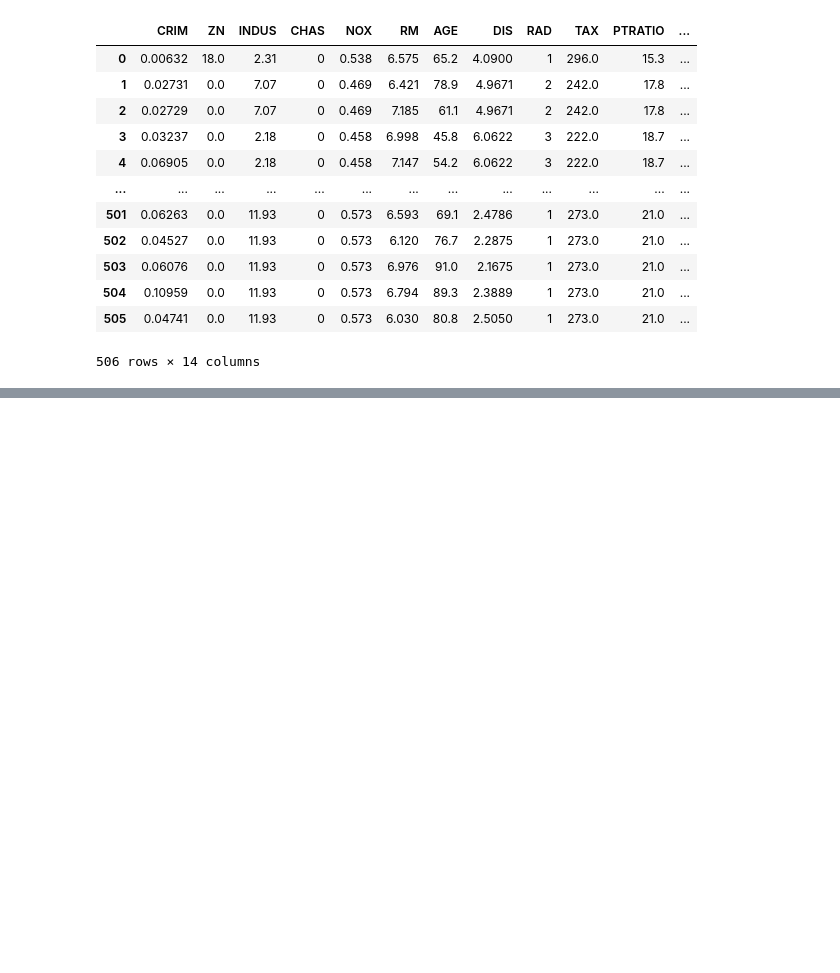
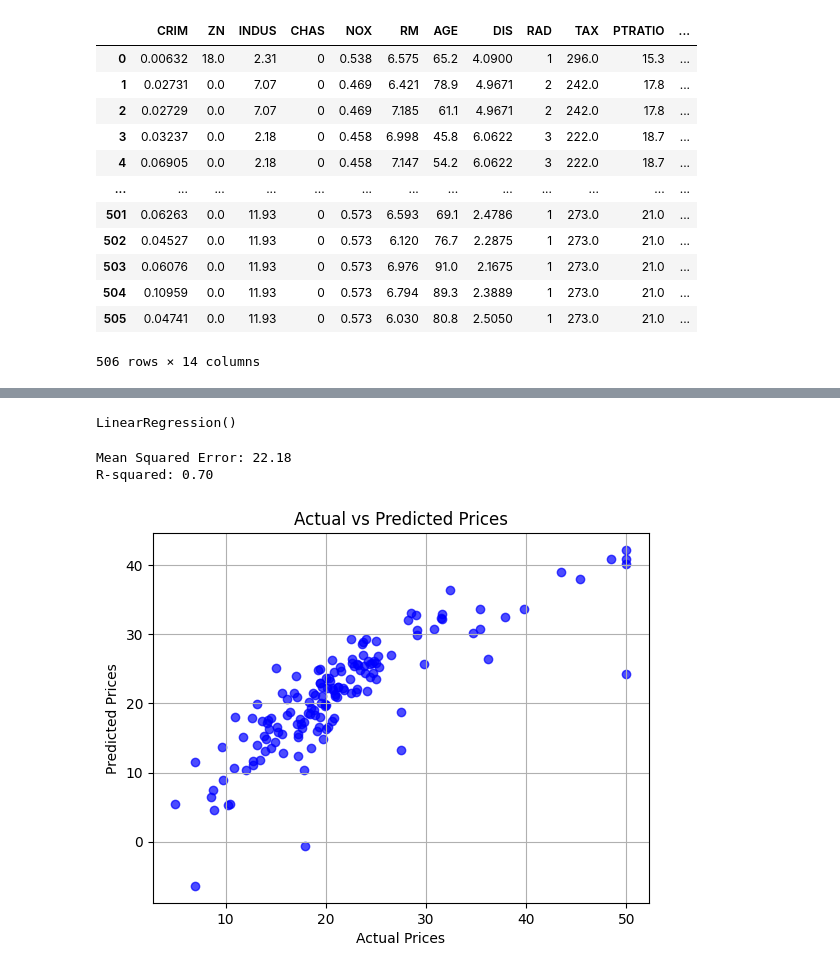
Before and after one commit to M-Hamza-Rao/Machine-Learning-Fundamentals-Practice, a Jupyter notebook: Linear_Regression.ipynb, the cells around one changed output, grey strips where cells are left out. Saved outputs shown, nothing was run; the diff lists cells and outputs as text; code cells hidden in the pictures; blank space fills up the shorter version.

```diff
--- a/Linear_Regression.ipynb
+++ b/Linear_Regression.ipynb
@@ -59,3 +60,6 @@ df
 | 504 | 0.10959 | 0.0 | 11.93 | 0 | 0.573 | 6.794 | 89.3 | 2.3889 | 1 | 273.0 | 21.0 | ... |
 | 505 | 0.04741 | 0.0 | 11.93 | 0 | 0.573 | 6.030 | 80.8 | 2.5050 | 1 | 273.0 | 21.0 | ... |
 506 rows × 14 columns
+# %%
+df['CHAS'] = df['CHAS'].cat.codes
+df['RAD'] = df['RAD'].cat.codes
@@ -64,3 +97,27 @@ X = df.drop(columns=['MEDV'])  # MEDV is the target column (price)
 y = df['MEDV']
 # %%
 X_train, X_test, y_train, y_test = train_test_split(X, y, test_size=0.3, random_state=42)
+# %%
+model = LinearRegression()
+model.fit(X_train, y_train)
+# %% [output]
+LinearRegression()
+# %%
+y_pred = model.predict(X_test)
+# %%
+mse = mean_squared_error(y_test, y_pred)
+r2 = r2_score(y_test, y_pred)
+print(f"Mean Squared Error: {mse:.2f}")
+print(f"R-squared: {r2:.2f}")
+# %% [output]
+Mean Squared Error: 22.18
+R-squared: 0.70
+# %%
+plt.scatter(y_test, y_pred, alpha=0.7, color='blue')
+plt.xlabel("Actual Prices")
+plt.ylabel("Predicted Prices")
+plt.title("Actual vs Predicted Prices")
+plt.grid()
+plt.show()
+# %% [output]
+[figure, added]
```
Also changed, not shown: parts of 6 cells of this notebook.
